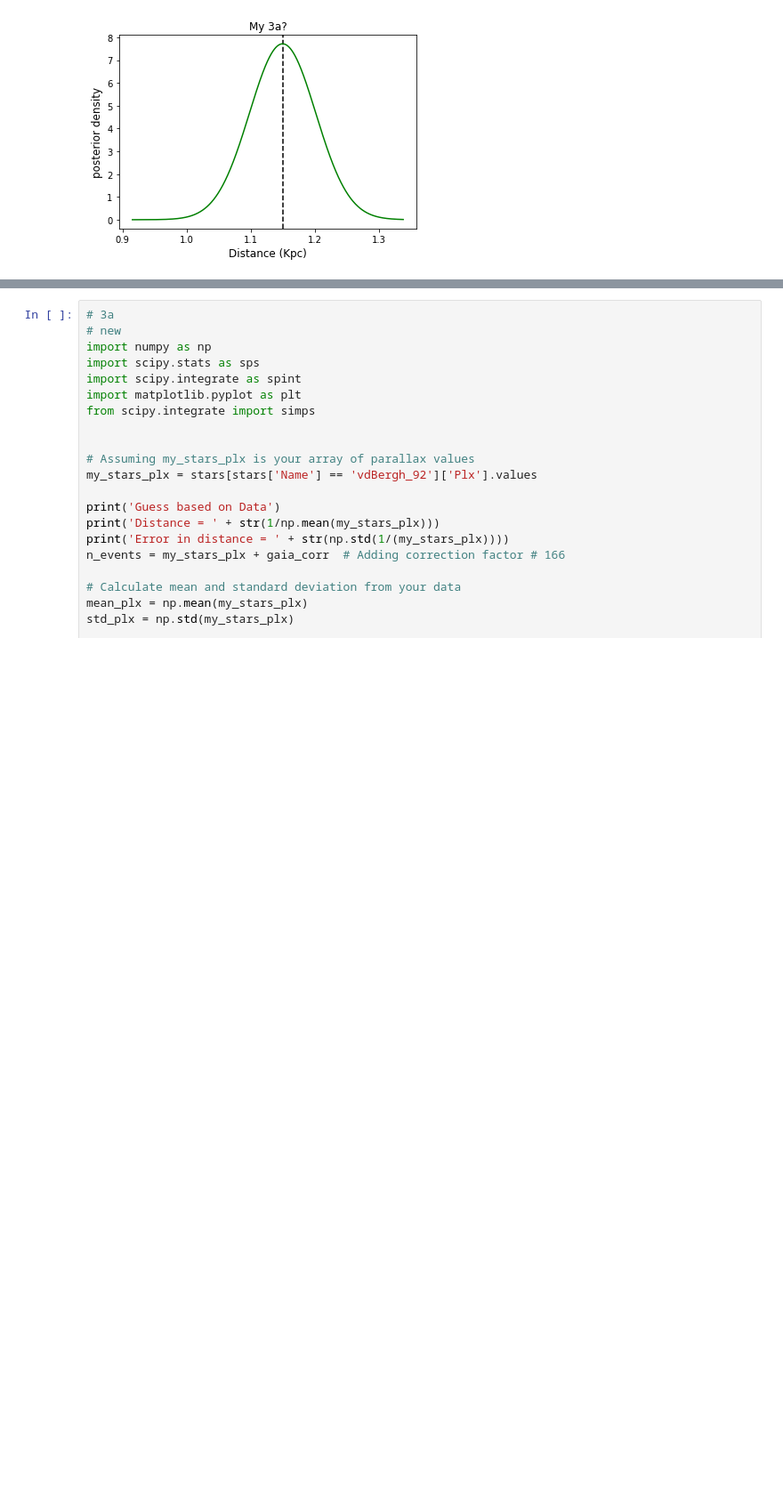
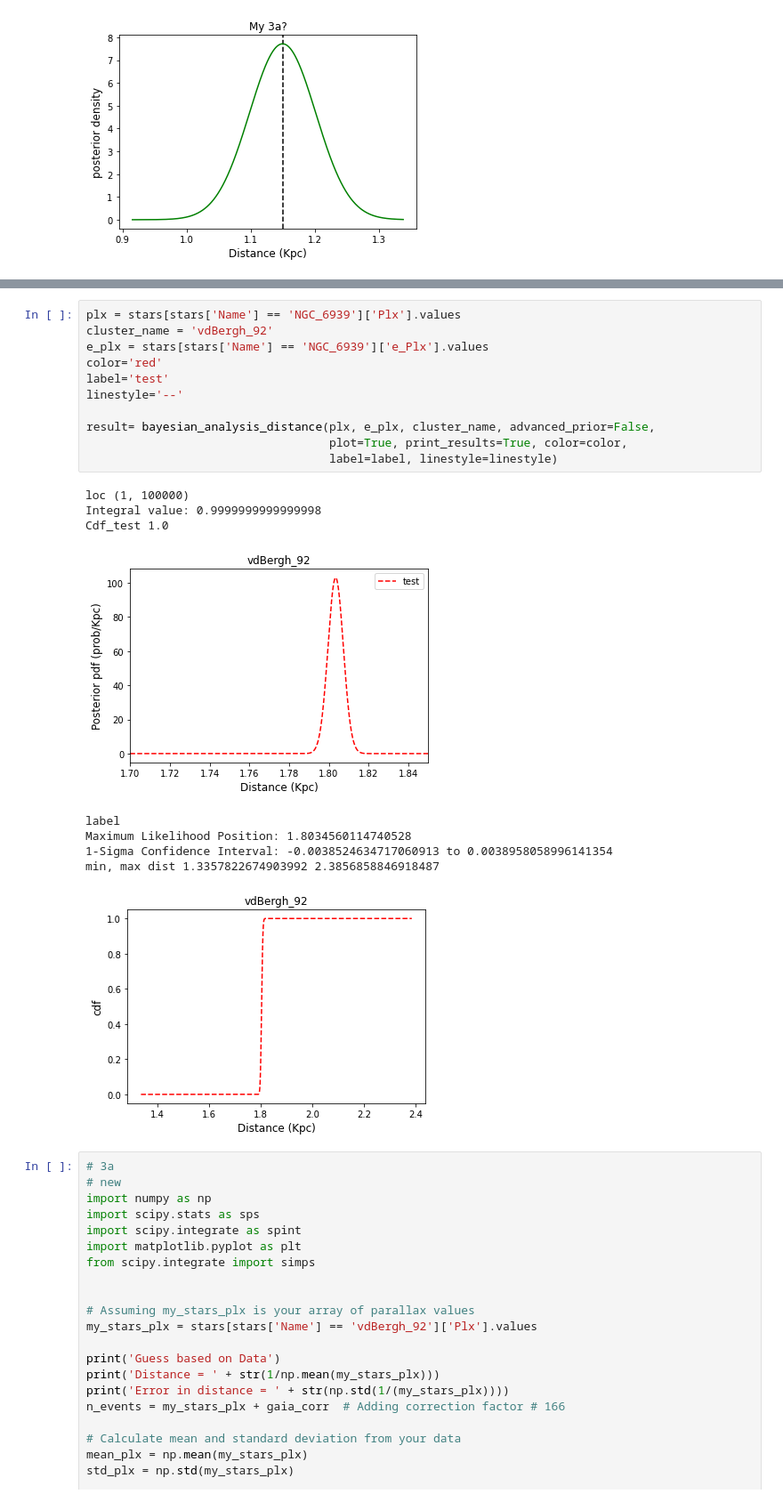
Before and after one commit to afinemax/stat_meth, a Jupyter notebook: assignments/a2/a2_max_fine.ipynb, the cells around one changed output, grey strips where cells are left out. Shown: that part at 89% size. Saved outputs shown, nothing was run; the diff lists cells and outputs as text; blank space fills up the shorter version.

```diff
--- a/assignments/a2/a2_max_fine.ipynb
+++ b/assignments/a2/a2_max_fine.ipynb
@@ -478,3 +500,24 @@ def bayesian_analysis_distance(plx, e_plx, cluster_name, advanced_prior=False,
+# %%
+plx = stars[stars['Name'] == 'NGC_6939']['Plx'].values
+cluster_name = 'vdBergh_92'
+e_plx = stars[stars['Name'] == 'NGC_6939']['e_Plx'].values
+color='red'
+label='test'
+linestyle='--'
+
+result= bayesian_analysis_distance(plx, e_plx, cluster_name, advanced_prior=False,
+                                   plot=True, print_results=True, color=color,
+                                   label=label, linestyle=linestyle)
+# %% [output]
+loc (1, 100000)
+Integral value: 0.9999999999999998
+Cdf_test 1.0
+[figure, added]
+label
+Maximum Likelihood Position: 1.8034560114740528
+1-Sigma Confidence Interval: -0.0038524634717060913 to 0.0038958058996141354
+min, max dist 1.3357822674903992 2.3856858846918487
+[figure, added]
 # %%
 # 3a
 # new
```
Also changed, not shown: parts of 1 cell of this notebook.
